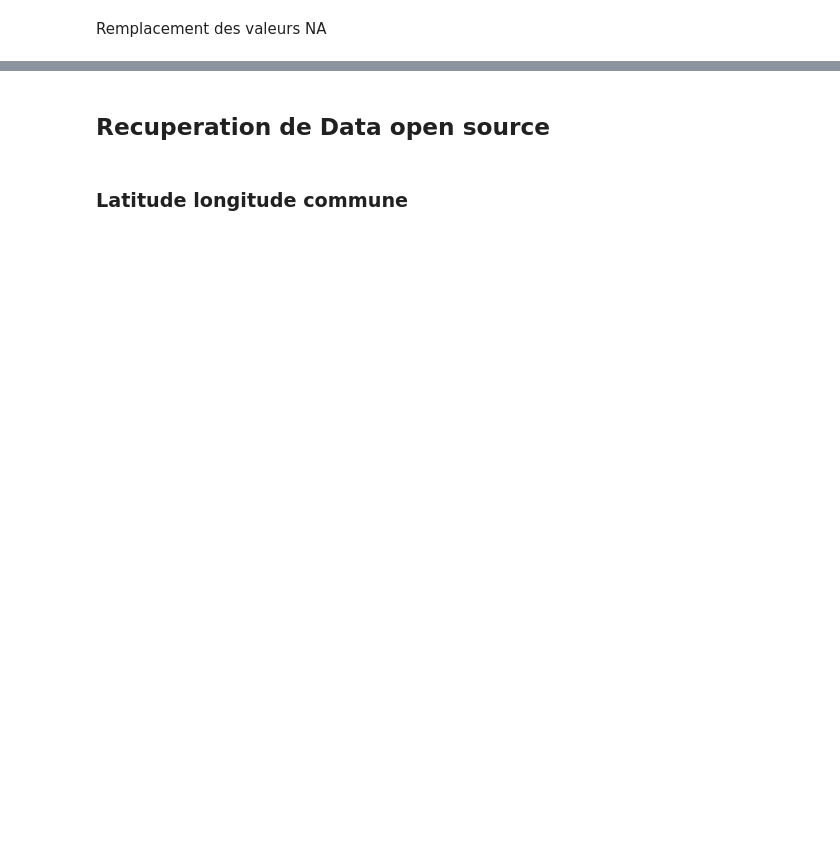
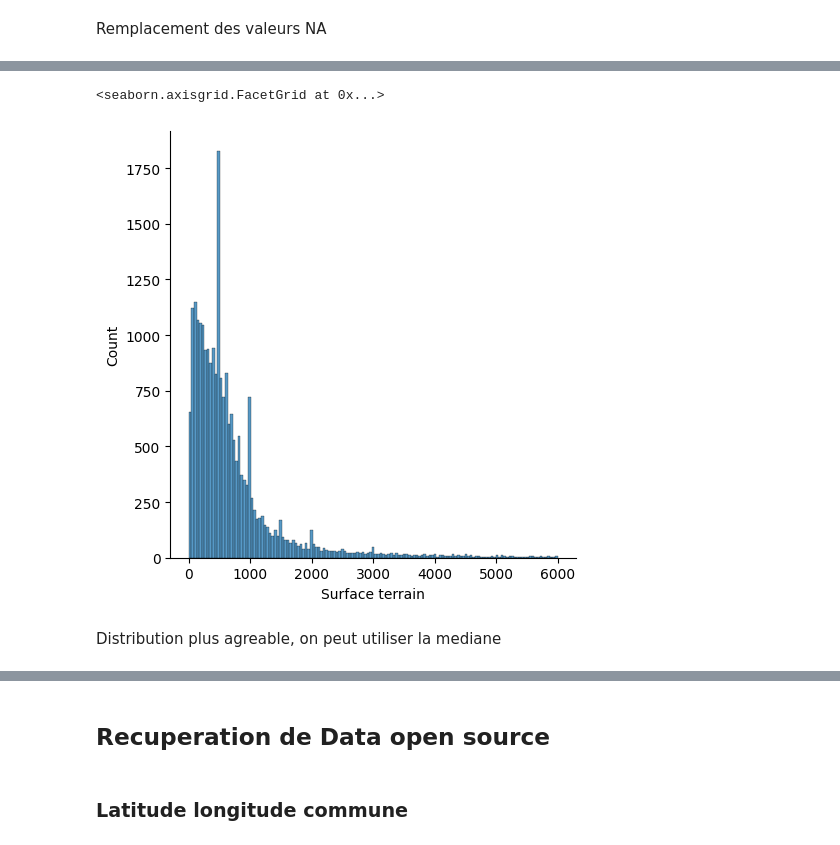
Before and after one commit to Ndeyefatou8/Machine_Learning, a Jupyter notebook: Rapport Analyse.ipynb, the cells around one changed output, grey strips where cells are left out. Cells and saved outputs as stored; diff of their text form; code cells hidden in the pictures; blank space fills up the shorter version.

```diff
--- a/Rapport Analyse.ipynb
+++ b/Rapport Analyse.ipynb
@@ -157,0 +176,5 @@ dtype: float64
+# %%
+#Feature a garder, trie manuel (Valeurs doublons)
+l_corr =['Date mutation', 'Nature mutation', 'Valeur fonciere', 'Code departement', 'Code commune', 'Type local', 'Surface reelle bati', 'Nature culture', 'Surface terrain','Commune']
+df = df[l_corr]
+df.head()
@@ -187,0 +229,4 @@ sns.heatmap(corr, annot = True, cmap = 'crest')
+# %%
+#Remplacement valeur nulle par la moyenne
+print(df['Surface reelle bati'].mean())
+df['Surface reelle bati'] = df['Surface reelle bati'].fillna(value = df['Surface reelle bati'].mean())
@@ -187,0 +281,7 @@ sns.heatmap(corr, annot = True, cmap = 'crest')
+# %%
+sns.displot(df, x='Surface terrain')
+# %% [output]
+<seaborn.axisgrid.FacetGrid at 0x...>
+[figure, added]
+# %% [markdown]
+Distribution plus agreable, on peut utiliser la mediane
```
Also changed, not shown: parts of 53 cells of this notebook, 1 other file.
